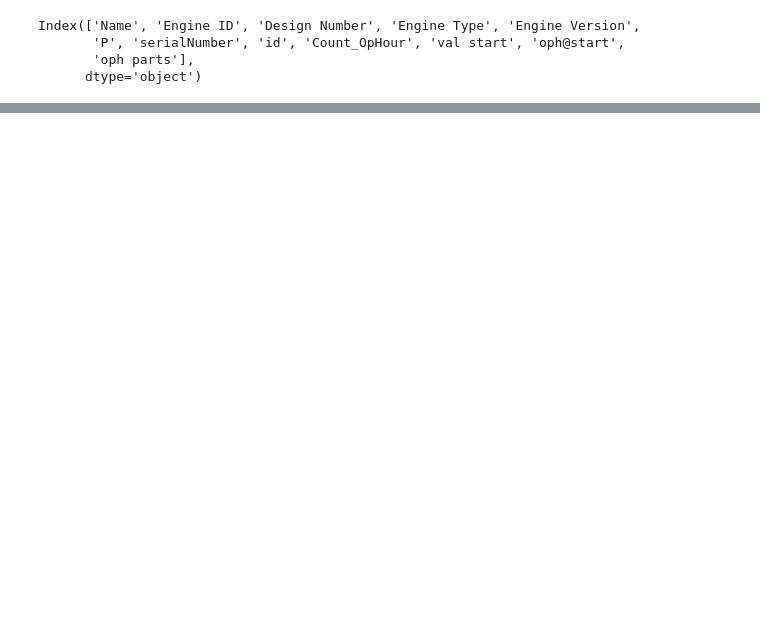
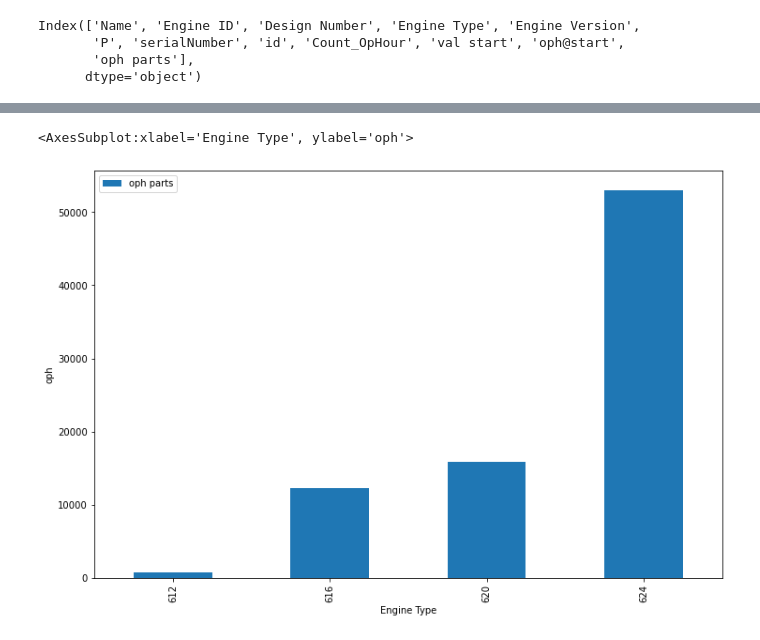
Before and after one commit to dieterch/dReliaCalc, a Jupyter notebook: drelia.ipynb, the cells around one changed output, grey strips where cells are left out. Drawn from its saved outputs; the diff is of its cells as text; code cells hidden in the pictures; blank space fills up the shorter version.

```diff
--- a/drelia.ipynb
+++ b/drelia.ipynb
@@ -86,0 +181,5 @@ ERROR:root: Code: /asset/158705/dataitem/161?timestamp=1578664800000, 404, No da
+# %%
+d.pivot_table(index='Engine Type', values='oph parts', aggfunc='sum', margins=False).plot.bar(figsize=(12,8), ylabel='oph')
+# %% [output]
+<AxesSubplot:xlabel='Engine Type', ylabel='oph'>
+[figure, added]
```
Also changed, not shown: parts of 16 cells of this notebook.
